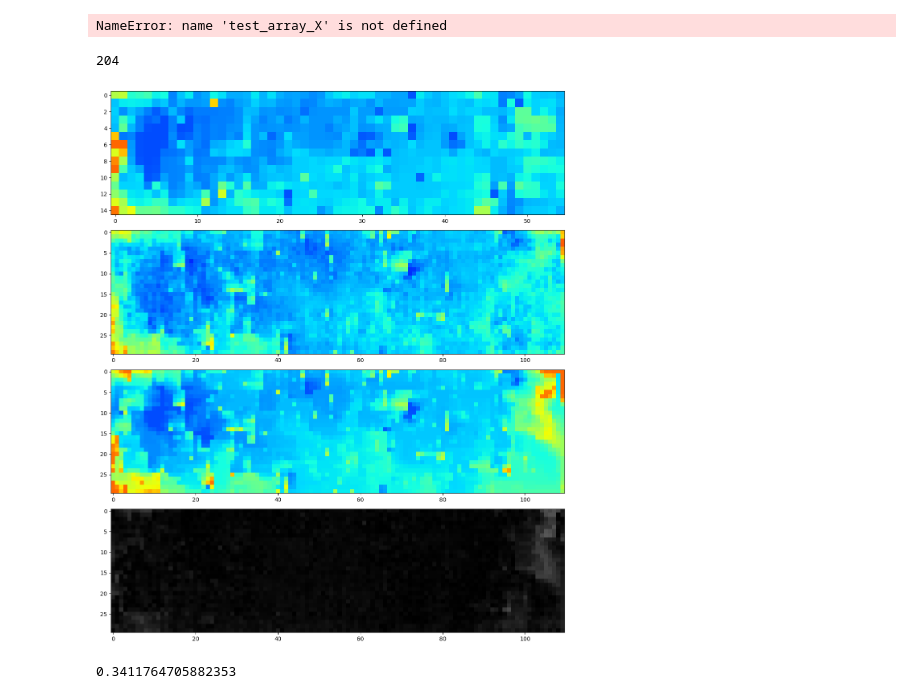
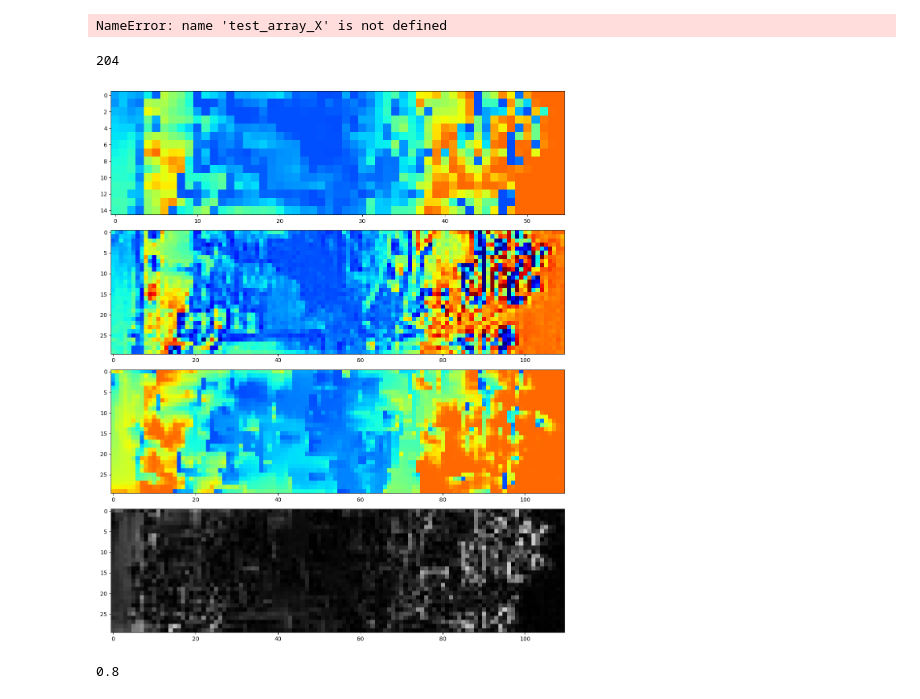
Before and after one commit to nanditadoloi/reservoir-super-resolution, a Jupyter notebook: utility-scripts/Train-Unet.ipynb, the cells around one changed output. Saved outputs shown, nothing was run; the diff lists cells and outputs as text; code cells hidden in the pictures.

```diff
--- a/utility-scripts/Train-Unet.ipynb
+++ b/utility-scripts/Train-Unet.ipynb
@@ -275,7 +275,7 @@ plt.show()
 # %% [output]
 NameError: name 'test_array_X' is not defined
 # %%
-sid = 22
+sid = 15079
 import matplotlib.pyplot as plt
 from matplotlib.pyplot import figure
 from PIL import Image
@@ -284,44 +284,45 @@ import numpy as np
 array_lr = np.array(Image.open(f"/media/kimsk/DATA/Nandita_Data/super-resolution/SRGAN-PyTorch/tests/lr_im{sid}.npy.png"))
 array_sr = np.array(Image.open(f"/media/kimsk/DATA/Nandita_Data/super-resolution/SRGAN-PyTorch/tests/sr_im{sid}.npy.png"))
 array_hr = np.array(Image.open(f"/media/kimsk/DATA/Nandita_Data/super-resolution/SRGAN-PyTorch/tests/hr_im{sid}.npy.png"))
-
 print(np.max(array_lr))
 
 #figure(figsize=(8, 24), dpi=100)
 fig, axs = plt.subplots(4,figsize=(16,14), dpi=100)
 fig.tight_layout()
-axs[0].imshow(array_lr[:,:,0],cmap='jet',vmin=0,vmax=255)
+img1 = axs[0].imshow(array_lr[:,:,0]/255,cmap='jet',vmin=0,vmax=1)
+# axs[0].colorbar()
 #plt.tight_layout()
 #plt.savefig("lr.png")
 #plt.show()
 
 #figure(figsize=(8, 6), dpi=100)
 axs[1].imshow(np.sum(array_sr[:,:,:],axis=2)/3.0,cmap='jet',vmin=0,vmax=255)
 # plt.tight_layout()
 # plt.savefig("sr.png")
 # plt.show()
 
 #figure(figsize=(8, 6), dpi=100)
 axs[2].imshow(array_hr[:,:,0],cmap='jet',vmin=0,vmax=255)
 # plt.tight_layout()
 # plt.savefig("hr.png")
 # plt.show()
 
 # input_X = array_lr[:,:,0].reshape((1,1,array_lr.shape[0],array_lr.shape[1]))
 # model_input_X = np.repeat(input_X, 2, axis=2).repeat(2, axis=3)/255.0
 # p_highres = (net(torch.Tensor(model_input_X).to(device))).detach().cpu().numpy()
 # axs[3].imshow(p_highres[0,0,:,:],cmap='jet',vmin=0,vmax=1)
 
 # figure(figsize=(8, 6), dpi=100)
 axs[3].imshow(np.abs(np.sum(array_sr[:,:,:],axis=2)/3.0-array_hr[:,:,0]),cmap='gray',vmin=0,vmax=255)
+# plt.colorbar(img1)
 plt.tight_layout()
 plt.savefig("diff.png")
 plt.show()
 
 print(np.max(np.abs(np.sum(array_sr[:,:,:],axis=2)/3.0-array_hr[:,:,0]))/255.0)
 # %% [output]
 204
-[figure, old version]
+[figure, new version]
-0.3411764705882353
+0.8
 # %%
 from skimage.transform import resize
```
Also changed, not shown: parts of 1 cell of this notebook, 10 other files.
